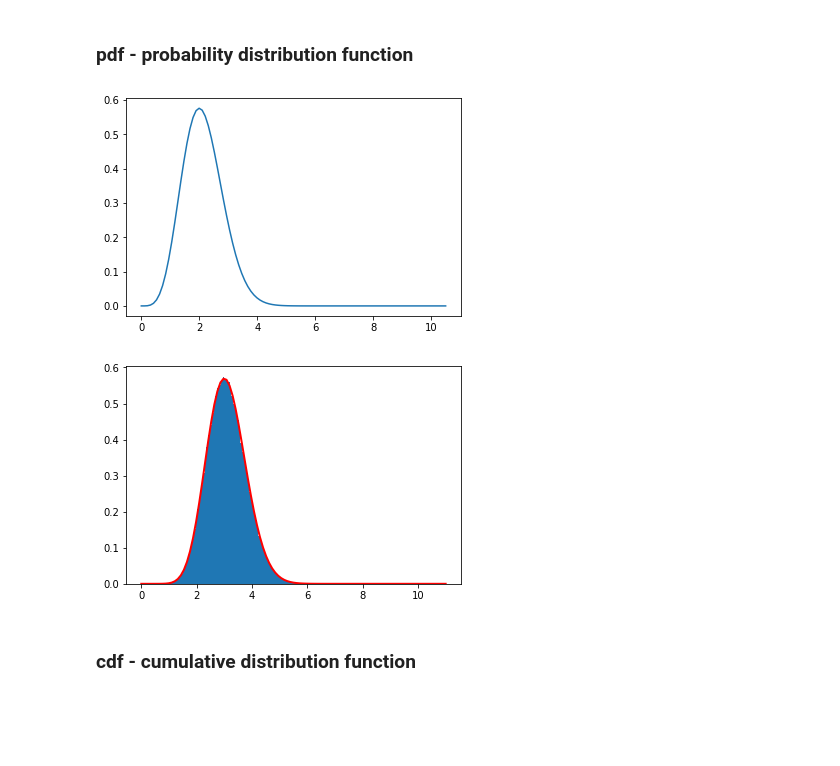
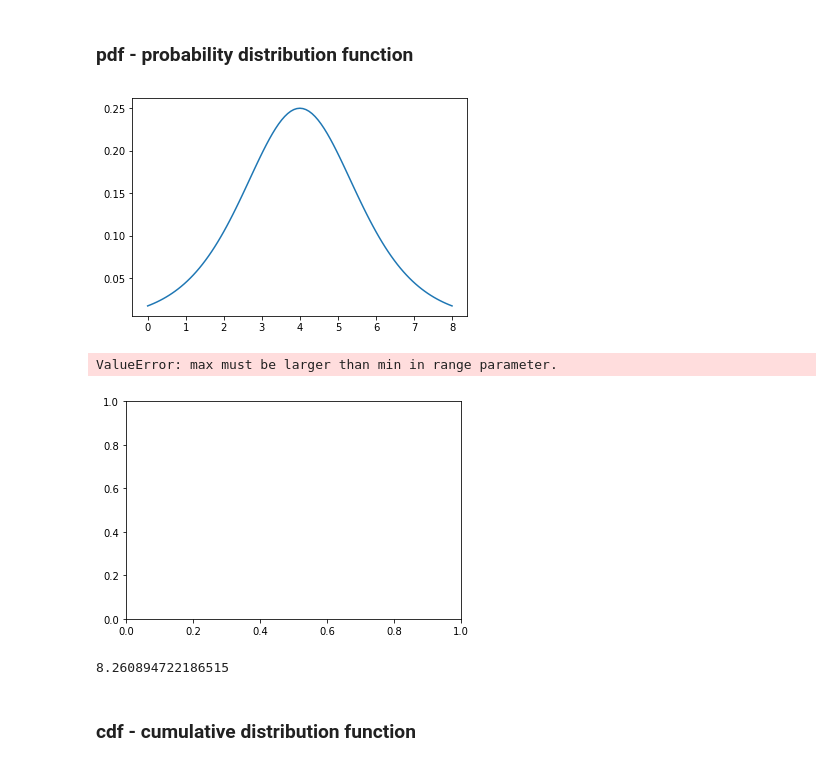
Before and after one commit to ddgerrard/probability_distributions_python, a Jupyter notebook: Logistic Distribution.ipynb, the cells around one changed output. Saved outputs shown, nothing was run; the diff lists cells and outputs as text; code cells hidden in the pictures; blank space fills up the shorter version.

Commit message:
Logistic explicit function.

```diff
--- a/Logistic Distribution.ipynb
+++ b/Logistic Distribution.ipynb
@@ -68,30 +68,35 @@ median = logistic.median(loc=mu, scale=s)
 # Logistic Distribution explicitly in Python
 # %%
 def logisticDist(mu, s):
-    Xs = np.linspace(0, 10+mu/10, 101)
-    Ys = 1/(pow(2,k/2-1)*gamma(k/2))*pow(Xs,k-1)*np.exp(-pow(Xs,2)/2)
+    Xs = np.linspace(mu-s*4, mu+s*4, 101)
+    Ys = 1/s*np.exp(-(Xs-mu)/s)/(1+np.exp(-(Xs-mu)/s))**2
     CDFs = gammainc(k/2, pow(Xs,2)/2)
     return Xs, Ys, CDFs
 # %% [markdown]
 ### pdf - probability distribution function
 # %%
-s = 0.5 # mean and standard deviation
+mu, s = 4, 1 # mean and standard deviation
 Xs, Ys, CDFs = logisticDist(mu, s)
 plt.plot(Xs,Ys)
 plt.show()
 # %% [output]
-[figure, old version]
+[figure, new version]
 # %%
 mu = 10
 s = 3
-A = np.sqrt(np.random.chisquare(k, 1000000))
+A = np.sqrt(logistic.rvs(mu, s, size=1000000))
 Xs, Ys, CDFs = logisticDist(mu, s)
 fig, ax1 = plt.subplots()
 plt.hist(A, 100, density=True)
 plt.plot(Xs, Ys, linewidth=2, color='r')
 plt.show()
 # %% [output]
+ValueError: max must be larger than min in range parameter.
-[figure, old version]
+[figure, new version]
+# %%
+max(A)
+# %% [output]
+8.260894722186515
 # %% [markdown]
 ### cdf - cumulative distribution function
 # %%
```
